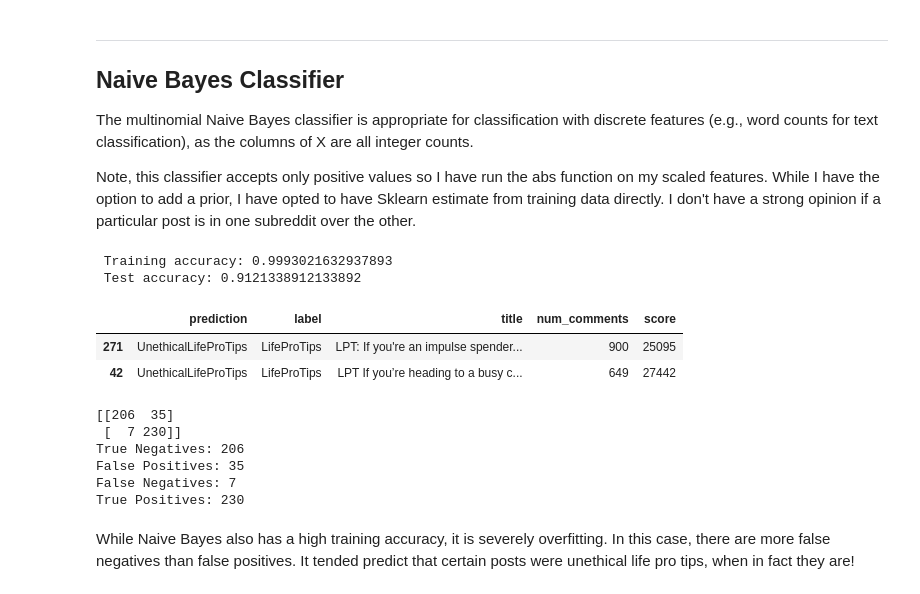
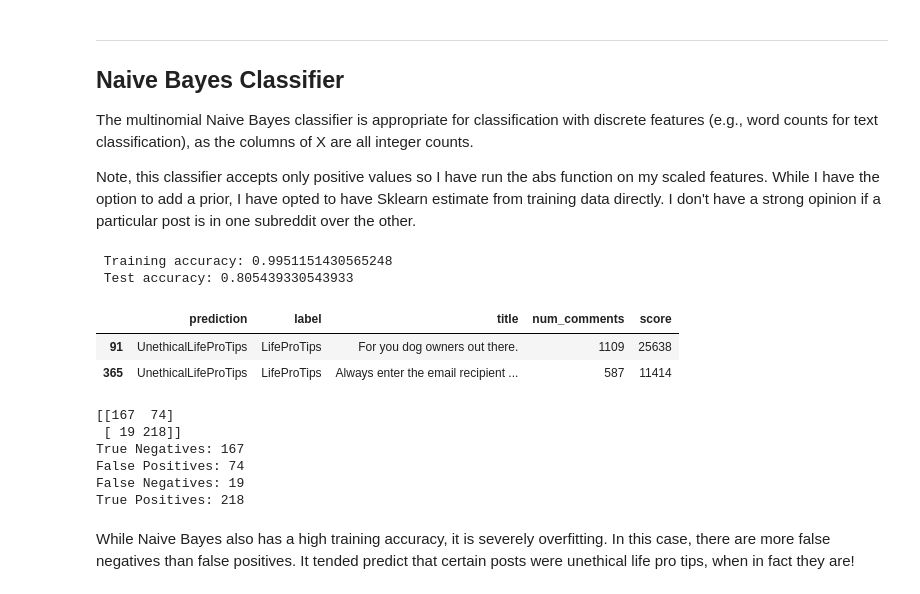
Before and after one commit to garrrychan/nlp_reddit, a Jupyter notebook: reddit_app.ipynb, the cells around one changed output. Saved outputs shown, nothing was run; the diff lists cells and outputs as text; code cells hidden in the pictures.

```diff
--- a/reddit_app.ipynb
+++ b/reddit_app.ipynb
@@ -92,8 +90,8 @@ pd.set_option('display.max_colwidth', -1)
 from IPython.display import HTML
 # %%
 # encoding utf-8 for special characters
-raw_lpt = pd.read_csv("./lpt.csv", encoding='utf-8')
-raw_ulpt = pd.read_csv("./ulpt.csv", encoding='utf-8')
+raw_lpt = pd.read_csv("./data/lpt.csv", encoding='utf-8')
+raw_ulpt = pd.read_csv("./data/ulpt.csv", encoding='utf-8')
 # %% [markdown]
 Merge, train, test split data.
 
@@ -122,2 +131,3 @@ X_train.loc[:,"title_clean"] = X_train["title"].apply(lambda row : re.sub(r"[uU]
 # %%
-X_test.loc[:,"title_clean"] = X_test["title"].apply(lambda row : re.sub(r"[uU]*[lL][pP][tT]\s*:*", '', row))
+# for humans
+X_test.loc[:,"title_read"] = X_test["title"].apply(lambda row : re.sub(r"[uU]*[lL][pP][tT]\s*:*", '', row))
@@ -130,5 +134,6 @@ See the caveats in the documentation: http://pandas.pydata.org/pandas-docs/stabl
 # %%
-X_test.loc[:,"title_clean"] = X_test["title"].apply(lambda row: post_to_words(row))
+# for model
+X_test.loc[:,"title_clean"] = X_test["title_read"].apply(lambda row: post_to_words(row))
 # %% [markdown]
 ---
 # Modeling
@@ -142,8 +147,8 @@ def my_vectorizer(vectorizer,X_train,X_test,y_train,y_test,stop=None):
     transforms data and returns the transformed matrices'''
     # transform text
     vect = vectorizer(stop_words=stop)
-    train_data_features = vect.fit_transform(X_train.title)
-    test_data_features = vect.transform(X_test.title)
+    train_data_features = vect.fit_transform(X_train.title_clean)
+    test_data_features = vect.transform(X_test.title_clean)
     le = LabelEncoder()
     target_train = le.fit_transform(y_train)
     target_test = le.transform(y_test)
@@ -155,7 +160,7 @@ def my_vectorizer(vectorizer,X_train,X_test,y_train,y_test,stop=None):
     (["score"], StandardScaler())], df_out=True)
     Z_train = mapper.fit_transform(X_train)
     Z_test = mapper.transform(X_test)
-    print(f' Learned distinct training vocabulary is {train_data_features.shape[1]}')
+    print(f' Training set learned {train_data_features.shape[1]} distinct vocabulary')
     print(f' Remember: 0 -> {le.classes_[0]}, 1 -> {le.classes_[1]}')
 
     # Baseline model
@@ -296,28 +321,28 @@ Note, this classifier accepts only positive values so I have run the abs functio
 # %%
 model = MultinomialNB()
 Z_train = my_tuple[0]
 Z_test = my_tuple[1]
 target_train = my_tuple[2]
 target_test = my_tuple[3]
 
 Z_train.num_comments = abs(Z_train.num_comments)
 Z_train.score = abs(Z_train.score)
 model.fit(Z_train, target_train)
 
 print(f' Training accuracy: {model.score(Z_train, target_train)}')
 print(f' Test accuracy: {model.score(Z_test, target_test)}')
 
 predictions = model.predict(Z_test)
 predictions = np.where(predictions==0,"LifeProTips","UnethicalLifeProTips")
-final = pd.DataFrame(list(zip(predictions, y_test, X_test.title, X_test.num_comments, X_test.score)), columns=['prediction', 'label', 'title', "num_comments", "score"])
+final = pd.DataFrame(list(zip(predictions, y_test, X_test.title_read, X_test.num_comments, X_test.score)), columns=['prediction', 'label', 'title', "num_comments", "score"])
 wrong = final[final.prediction!=final.label]
 HTML(wrong.sample(2).to_html(classes="table table-responsive table-striped table-bordered"))
 # %% [output]
- Training accuracy: 0.9993021632937893
- Test accuracy: 0.9121338912133892
+ Training accuracy: 0.9951151430565248
+ Test accuracy: 0.805439330543933
 |  | prediction | label | title | num_comments | score |
-| 271 | UnethicalLifeProTips | LifeProTips | LPT: If you're an impulse spender... | 900 | 25095 |
-| 42 | UnethicalLifeProTips | LifeProTips | LPT If you’re heading to a busy c... | 649 | 27442 |
+| 91 | UnethicalLifeProTips | LifeProTips | For you dog owners out there. | 1109 | 25638 |
+| 365 | UnethicalLifeProTips | LifeProTips | Always enter the email recipient ... | 587 | 11414 |
 # %%
 from sklearn.metrics import confusion_matrix
 predictions = model.predict(my_tuple[1])
@@ -328,12 +353,12 @@ print("False Positives: %s" % fp)
 print("False Negatives: %s" % fn)
 print("True Positives: %s" % tp)
 # %% [output]
-[[206  35]
- [  7 230]]
-True Negatives: 206
-False Positives: 35
-False Negatives: 7
-True Positives: 230
+[[167  74]
+ [ 19 218]]
+True Negatives: 167
+False Positives: 74
+False Negatives: 19
+True Positives: 218
 # %% [markdown]
 While Naive Bayes also has a high training accuracy, it is severely overfitting. In this case, there are more false negatives than false positives. It tended predict that certain posts were unethical life pro tips, when in fact they are!
 # %% [markdown]
```
Also changed, not shown: parts of 33 cells of this notebook, 10 other files.
